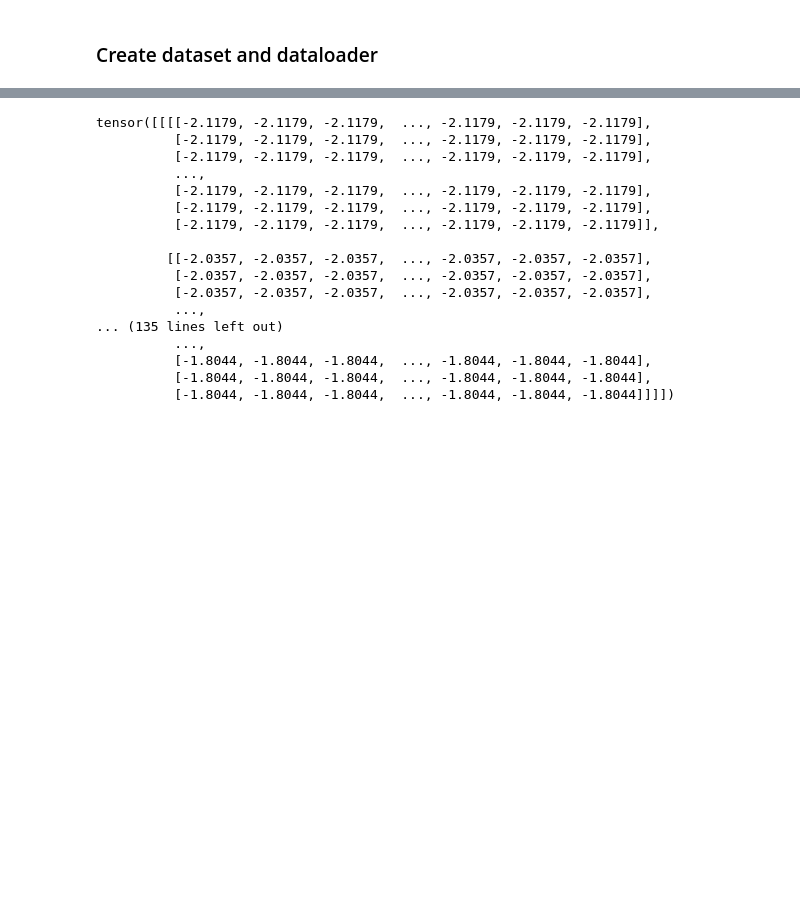
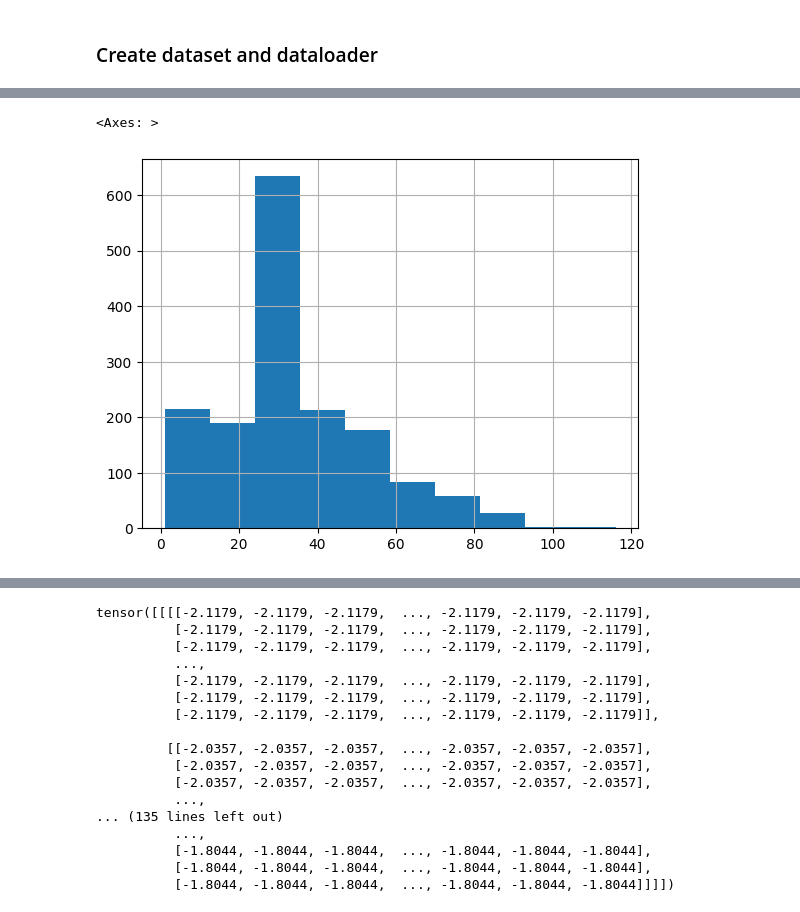
Before and after one commit to helenprokonina/AgePrediction, a Jupyter notebook: age_prediction.ipynb, the cells around one changed output, grey strips where cells are left out. Saved outputs shown, nothing was run; the diff lists cells and outputs as text; code cells hidden in the pictures; blank space fills up the shorter version.

```diff
--- a/age_prediction.ipynb
+++ b/age_prediction.ipynb
@@ -156,3 +175,8 @@ train_data['image'].iloc[0]
+# %%
+val_data.age.hist()
+# %% [output]
+<Axes: >
+[figure, added]
 # %%
 train_dataset = AgeDataset(train_data, transform=transforms)
 val_dataset = AgeDataset(val_data, transform=transforms)
```
Also changed, not shown: parts of 46 cells of this notebook, 1 other file.
